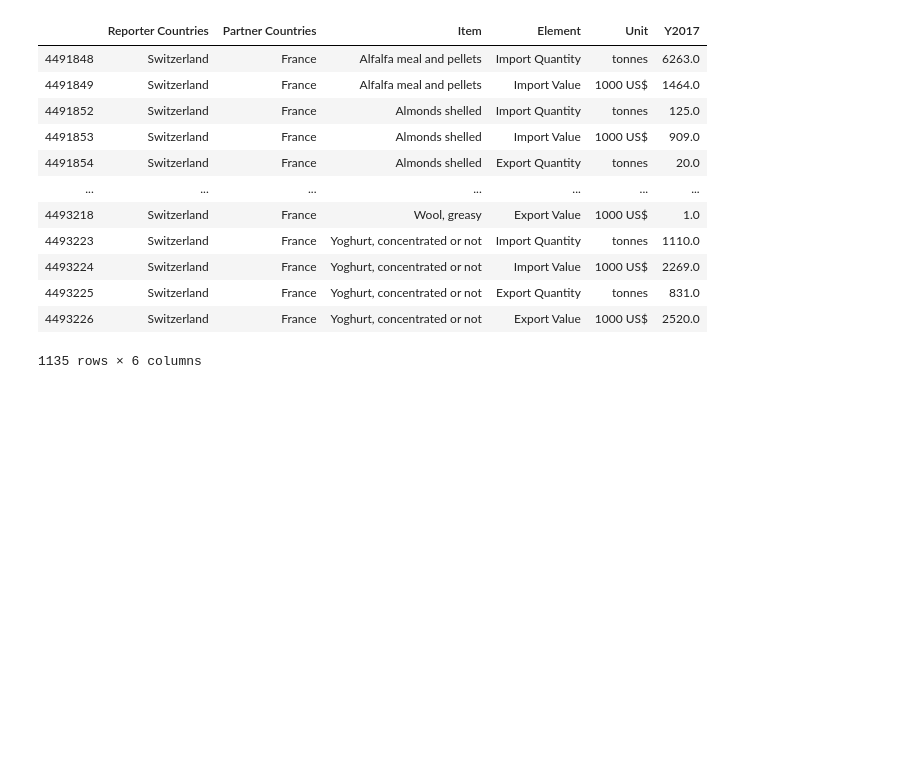
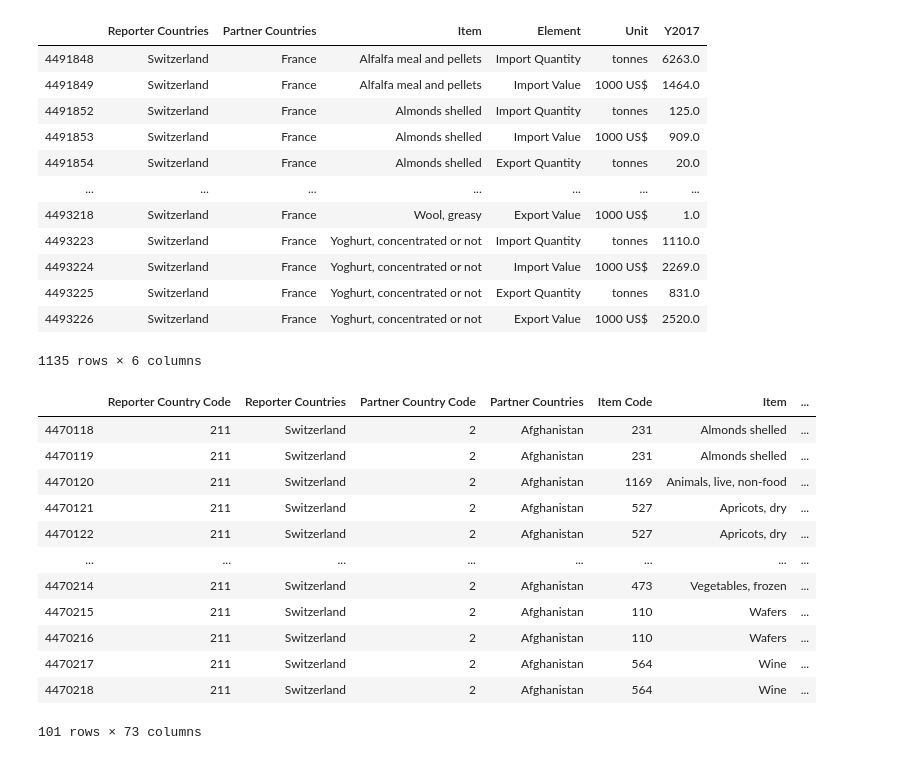
Before and after one commit to n-poulsen/GranADA, a Jupyter notebook: code/marketResponse.ipynb, the cells around one changed output. Cells and saved outputs as stored; diff of their text form; code cells hidden in the pictures; blank space fills up the shorter version.

```diff
--- a/code/marketResponse.ipynb
+++ b/code/marketResponse.ipynb
@@ -62,3 +62,20 @@ df_trade_ch_fr_2017
 | 4493225 | Switzerland | France | Yoghurt, concentrated or not | Export Quantity | tonnes | 831.0 |
 | 4493226 | Switzerland | France | Yoghurt, concentrated or not | Export Value | 1000 US$ | 2520.0 |
 1135 rows × 6 columns
+# %%
+df_trade_ch_af = df_trade_ch[df_trade_ch['Partner Countries'] == 'Afghanistan']
+df_trade_ch_af
+# %% [output]
+|  | Reporter Country Code | Reporter Countries | Partner Country Code | Partner Countries | Item Code | Item | ... |
+| 4470118 | 211 | Switzerland | 2 | Afghanistan | 231 | Almonds shelled | ... |
+| 4470119 | 211 | Switzerland | 2 | Afghanistan | 231 | Almonds shelled | ... |
+| 4470120 | 211 | Switzerland | 2 | Afghanistan | 1169 | Animals, live, non-food | ... |
+| 4470121 | 211 | Switzerland | 2 | Afghanistan | 527 | Apricots, dry | ... |
+| 4470122 | 211 | Switzerland | 2 | Afghanistan | 527 | Apricots, dry | ... |
+| ... | ... | ... | ... | ... | ... | ... | ... |
+| 4470214 | 211 | Switzerland | 2 | Afghanistan | 473 | Vegetables, frozen | ... |
+| 4470215 | 211 | Switzerland | 2 | Afghanistan | 110 | Wafers | ... |
+| 4470216 | 211 | Switzerland | 2 | Afghanistan | 110 | Wafers | ... |
+| 4470217 | 211 | Switzerland | 2 | Afghanistan | 564 | Wine | ... |
+| 4470218 | 211 | Switzerland | 2 | Afghanistan | 564 | Wine | ... |
+101 rows × 73 columns
```
Also changed, not shown: parts of 7 cells of this notebook, 1 other file.
